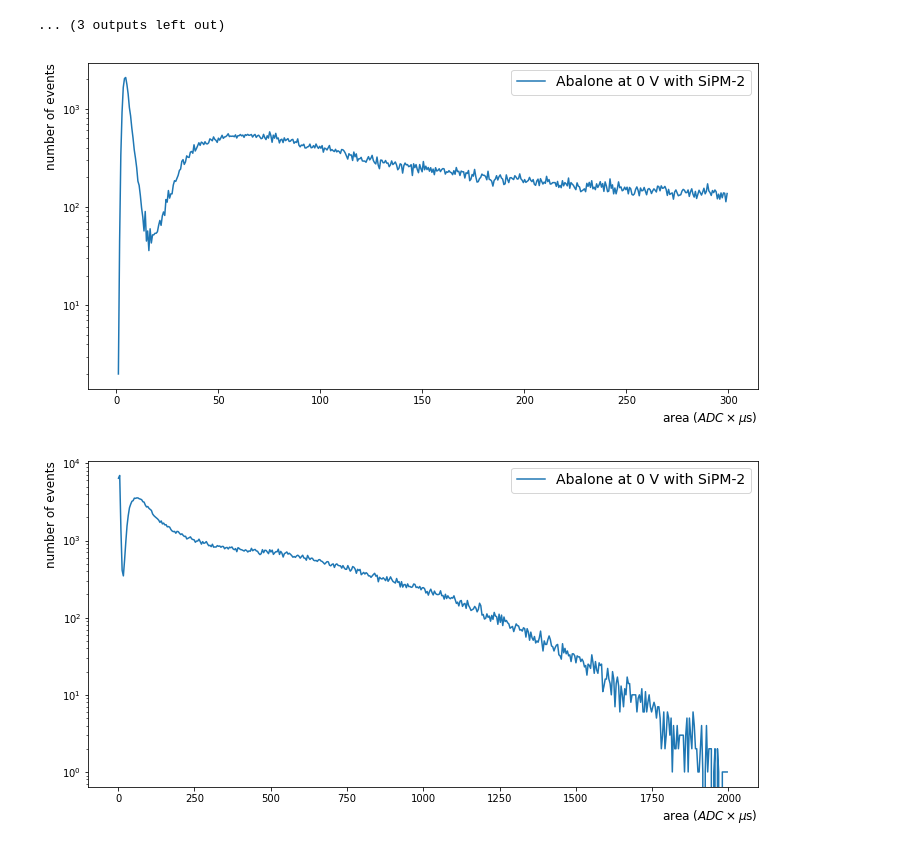
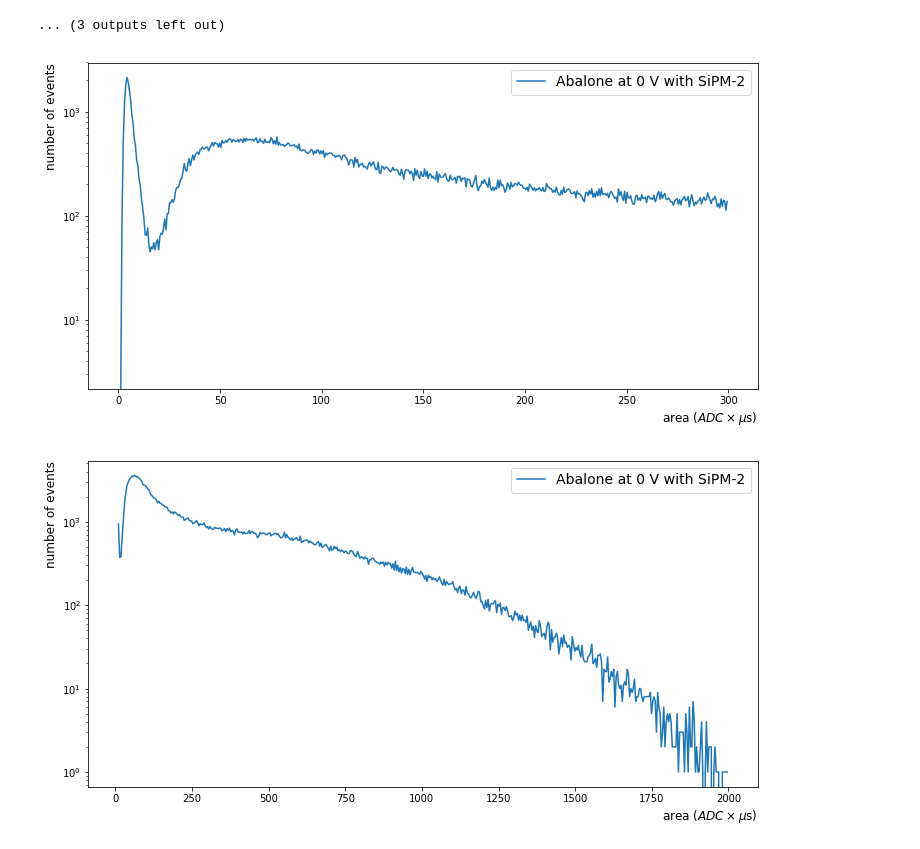
Before and after one commit to valerioda/abalone, a Jupyter notebook: process_abalone_SiPM2.ipynb, the cells around one changed output. Cells and saved outputs as stored; diff of their text form; code cells hidden in the pictures.

```diff
--- a/process_abalone_SiPM2.ipynb
+++ b/process_abalone_SiPM2.ipynb
@@ -166,10 +171,10 @@ for i in range(15):
 ... (3 outputs left out)
 # %%
 peakJoern70 = np.load(f'2020_12_17/peakint_AbaloneJoern0_SiPM2_t70.npy')
-plot_spectrum(peakJoern70, bins = 500, range=(1,300), log = True)
+plot_spectrum(peakJoern70, bins = 500, range=(0,300), log = True)
 # %% [output]
-[figure, old version]
+[figure, new version]
 # %%
-plot_spectrum(peakJoern70, bins = 500, range=(1,2000), log = True)
+plot_spectrum(peakJoern70, bins = 500, range=(10,2000), log = True)
 # %% [output]
-[figure, old version]
+[figure, new version]
```
Also changed, not shown: parts of 1 cell of this notebook, 2 other files.
